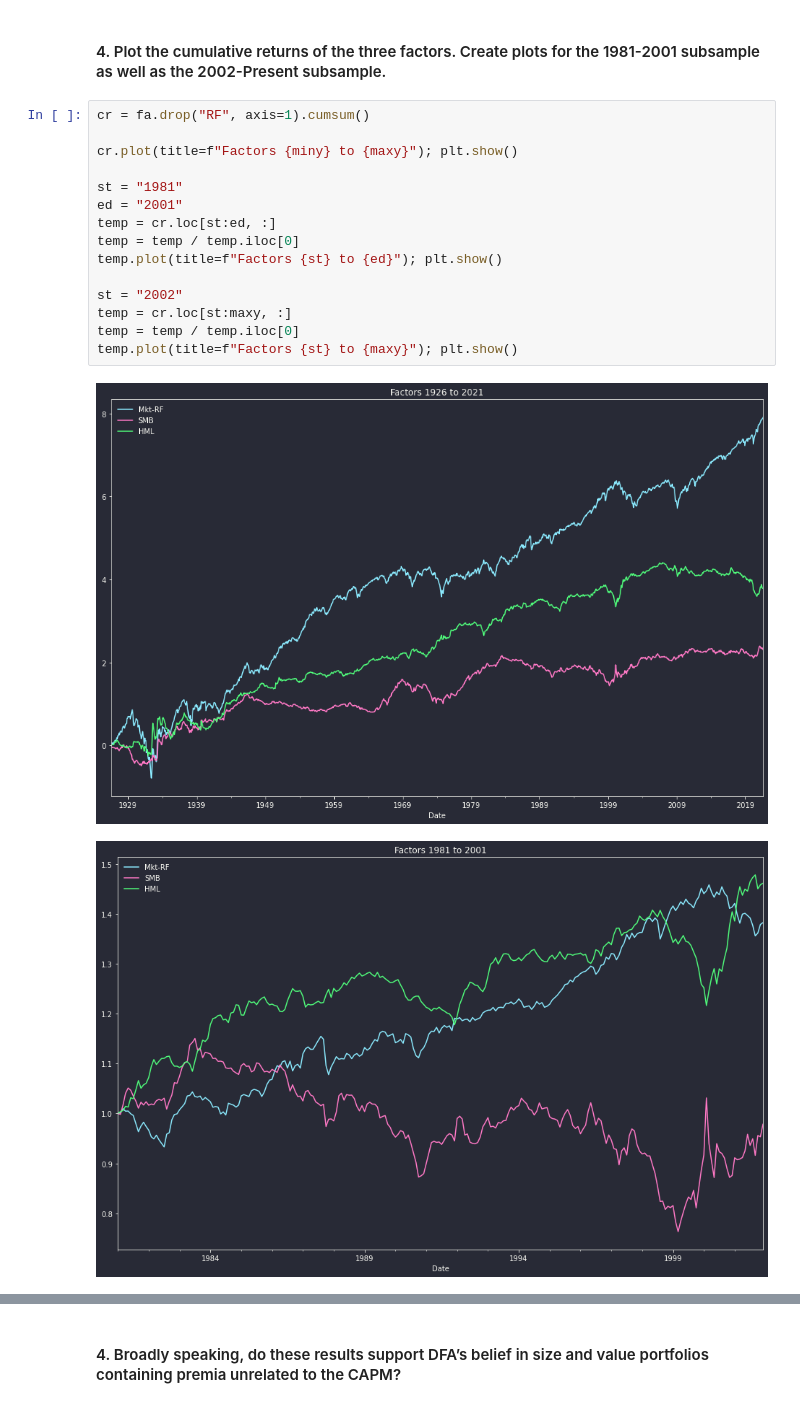
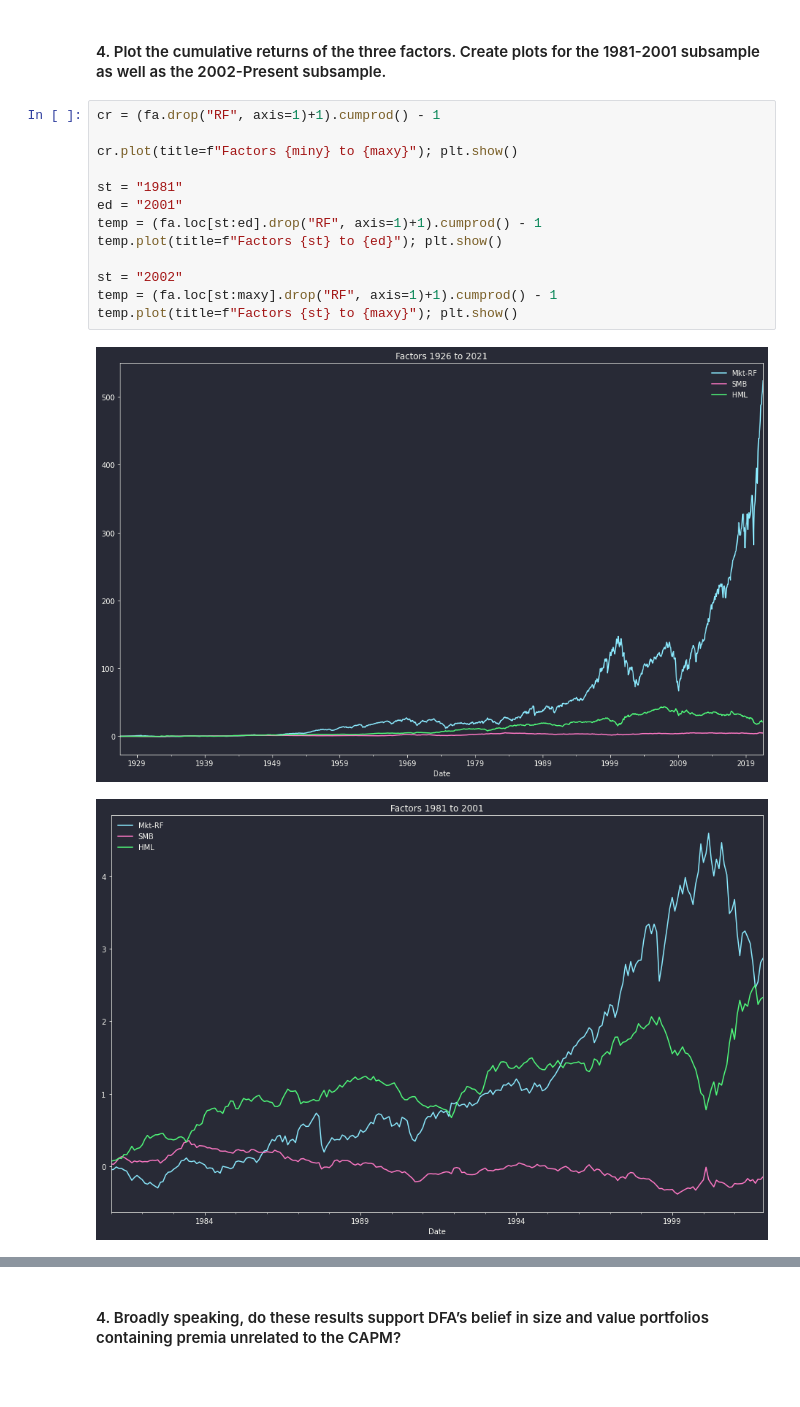
Before and after one commit to philipwlee/portrisk, a Jupyter notebook: hw4/hw4.ipynb, the cells around one changed output, grey strips where cells are left out. Cells and saved outputs as stored; diff of their text form; blank space fills up the shorter version.

```diff
--- a/hw4/hw4.ipynb
+++ b/hw4/hw4.ipynb
@@ -144,20 +181,18 @@ The pair with the LOWEST  correlation is ('Mkt-RF', 'RF') at -0.0715206325945740
 # %% [markdown]
 #### 4. Plot the cumulative returns of the three factors. Create plots for the 1981-2001 subsample as well as the 2002-Present subsample.
 # %%
-cr = fa.drop("RF", axis=1).cumsum()
+cr = (fa.drop("RF", axis=1)+1).cumprod() - 1
 
 cr.plot(title=f"Factors {miny} to {maxy}"); plt.show()
 
 st = "1981"
 ed = "2001"
-temp = cr.loc[st:ed, :]
-temp = temp / temp.iloc[0]
+temp = (fa.loc[st:ed].drop("RF", axis=1)+1).cumprod() - 1
 temp.plot(title=f"Factors {st} to {ed}"); plt.show()
 
 st = "2002"
-temp = cr.loc[st:maxy, :]
-temp = temp / temp.iloc[0]
+temp = (fa.loc[st:maxy].drop("RF", axis=1)+1).cumprod() - 1
 temp.plot(title=f"Factors {st} to {maxy}"); plt.show()
 # %% [output]
-[figure, old version]
+[figure, new version]
-[figure, old version]
+[figure, new version]
```
Also changed, not shown: parts of 20 cells of this notebook.
